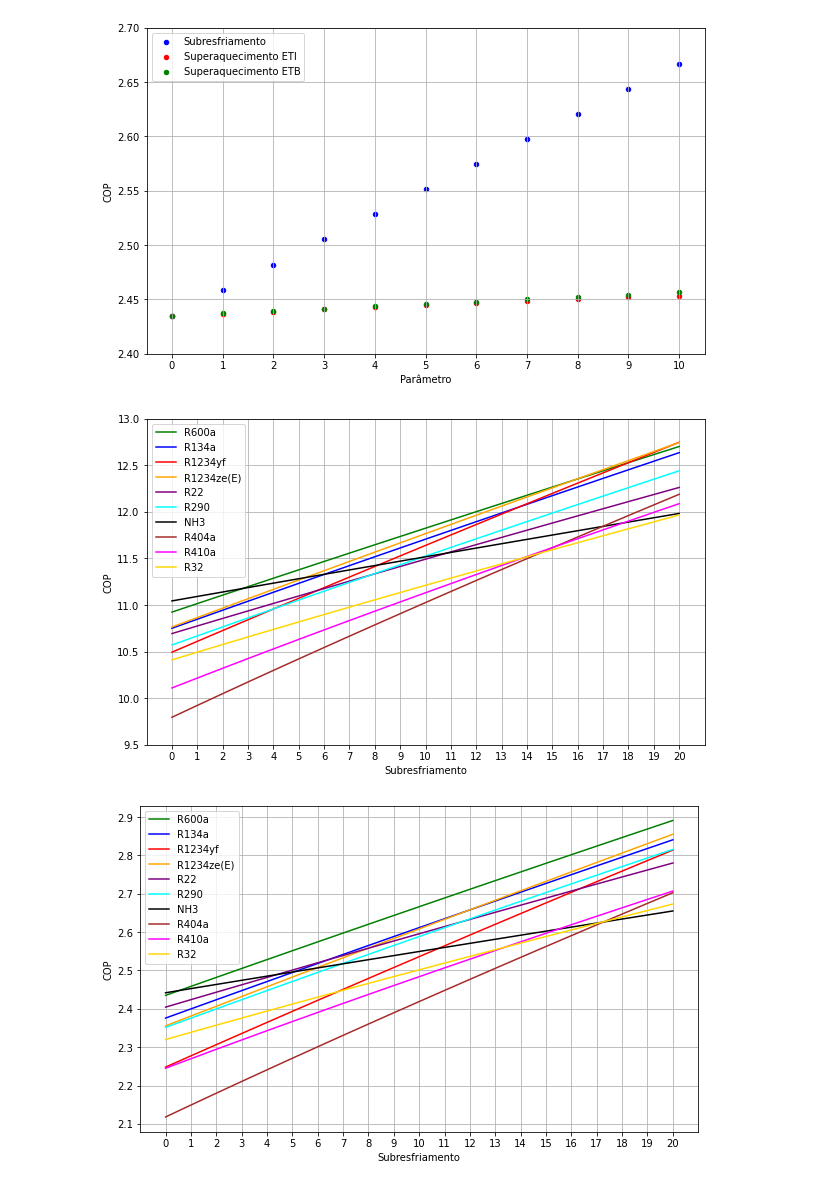
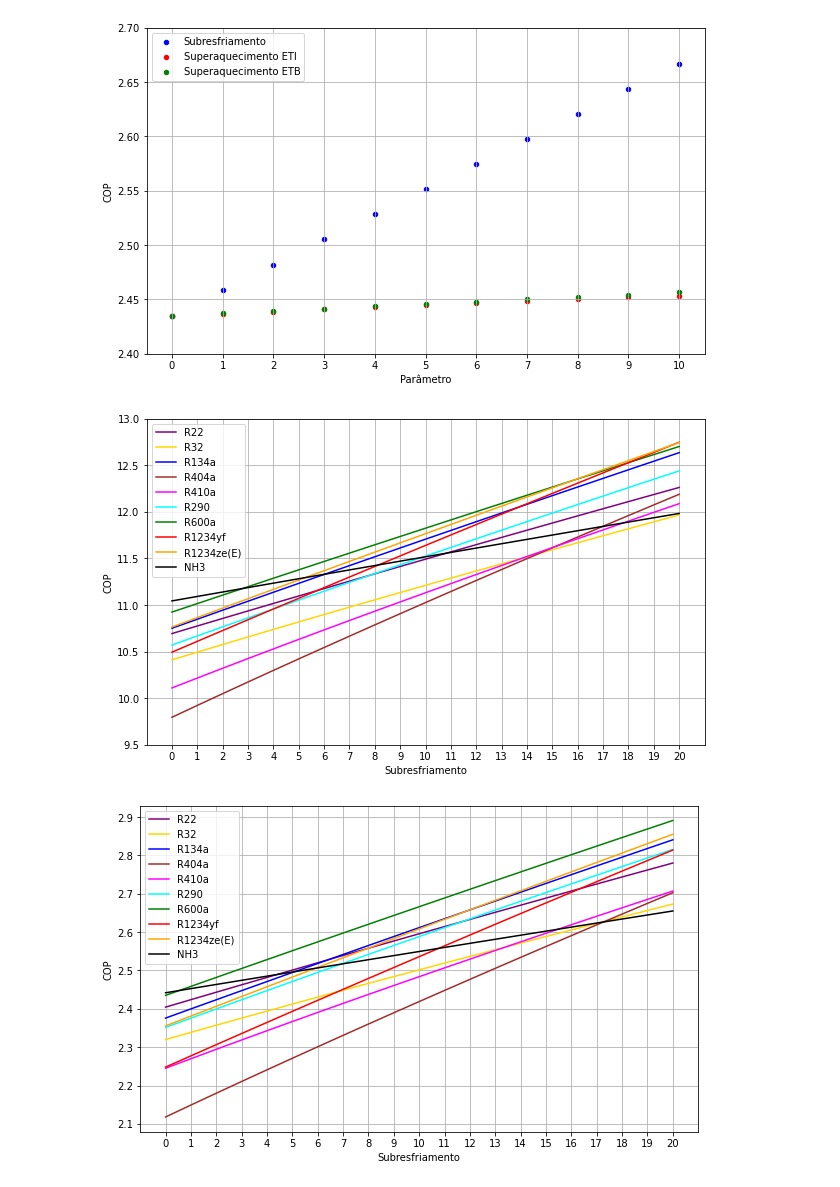
Before and after one commit to pflpedrosa/refrigeration-cycle-optimization, a Jupyter notebook: src/graphs_generator.ipynb, the cells around one changed output. Saved outputs shown, nothing was run; the diff lists cells and outputs as text; code cells hidden in the pictures.

Commit message:
changing refrigerant order on graphs

```diff
--- a/src/graphs_generator.ipynb
+++ b/src/graphs_generator.ipynb
@@ -233,7 +233,7 @@ def generate_df_for_comparison_of_subcooling_effect_on_refrigerants_basic_cycle(
     return results
 
 dfs = {}
-refrigerants = ['R600a', 'R134a', 'R1234yf', 'R1234ze(E)', 'R22', 'R290', 'NH3', 'R404a', 'R410a', 'R32']
+refrigerants = ['R22', 'R32', 'R134a', 'R404a', 'R410a', 'R290', 'R600a', 'R1234yf', 'R1234ze(E)', 'NH3']
 refrigerant_colors = {
     'R600a': 'green',
     'R134a': 'blue',
@@ -267,7 +267,7 @@ ax.grid(True)
 
 plt.savefig('images/comparison_of_subcooling_effect_on_refrigerants_basic_cycle.png')
 # %% [output]
-[figure, old version]
+[figure, new version]
 # %%
 def generate_df_for_comparison_of_subcooling_effect_on_refrigerants_two_evaporators_cycle(refrigerant):
     input_values = {
@@ -306,38 +306,38 @@ def generate_df_for_comparison_of_subcooling_effect_on_refrigerants_two_evaporat
     return results
 
 dfs = {}
-refrigerants = ['R600a', 'R134a', 'R1234yf', 'R1234ze(E)', 'R22', 'R290', 'NH3', 'R404a', 'R410a', 'R32']
+refrigerants = ['R22', 'R32', 'R134a', 'R404a', 'R410a', 'R290', 'R600a', 'R1234yf', 'R1234ze(E)', 'NH3']
 refrigerant_colors = {
     'R600a': 'green',
     'R134a': 'blue',
     'R1234yf': 'red',
     'R1234ze(E)': 'orange',
     'R22': 'purple',
     'R290': 'cyan',
     'NH3': 'black',
     'R404a': 'brown',
     'R410a': 'magenta',
     'R32': 'gold'
 }
 for refrigerant in refrigerants:
     dfs[refrigerant] = generate_df_for_comparison_of_subcooling_effect_on_refrigerants_two_evaporators_cycle(refrigerant)
 
 fig, ax = plt.subplots(figsize=(10, 6))
 for refrigerant in refrigerants:
     dfs[refrigerant].plot(
         x='subcooling',
         y='cop',
         kind='line',
         color=refrigerant_colors[refrigerant],
         label=refrigerant,
         ax=ax
 )
 ax.set_ylabel('COP')
 ax.set_xlabel('Subresfriamento')
 ax.set_xticks(range(0,21))
 ax.set_yticks([2 + (x * 0.1) for x in range(1, 10)])
 ax.grid(True)
 
 plt.savefig('images/comparison_of_subcooling_effect_on_refrigerants_two_evaporators_cycle.png')
 # %% [output]
-[figure, old version]
+[figure, new version]
```
Also changed, not shown: 4 other files.
